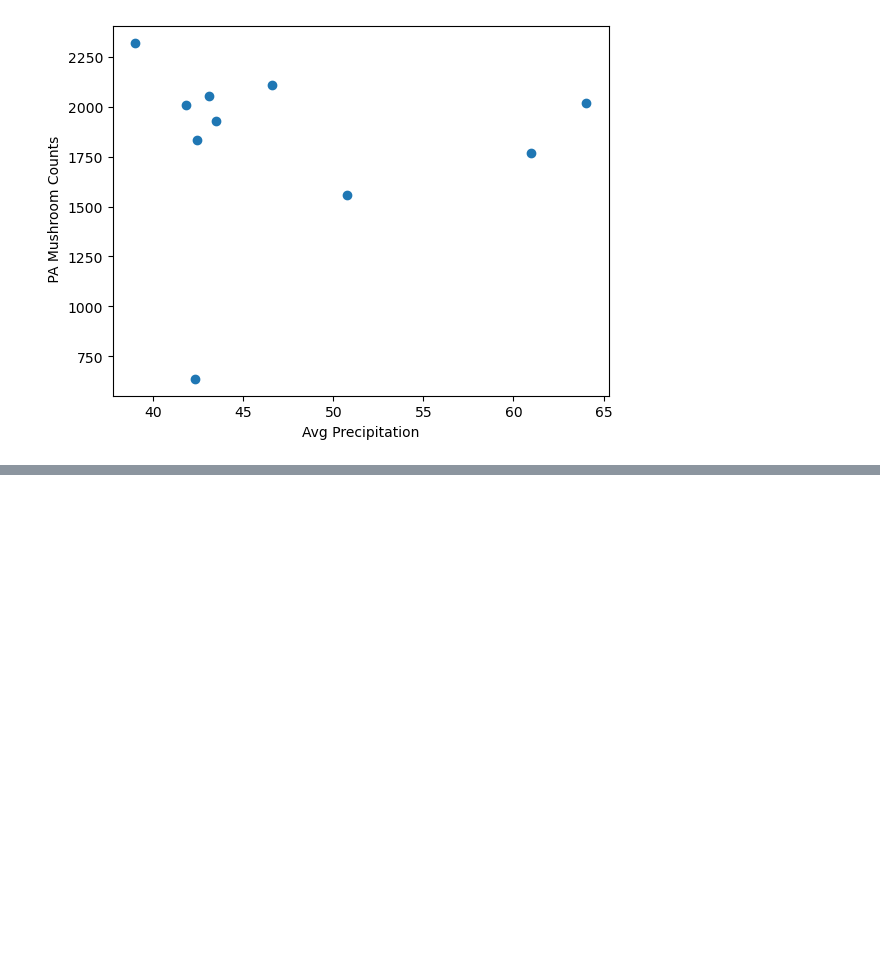
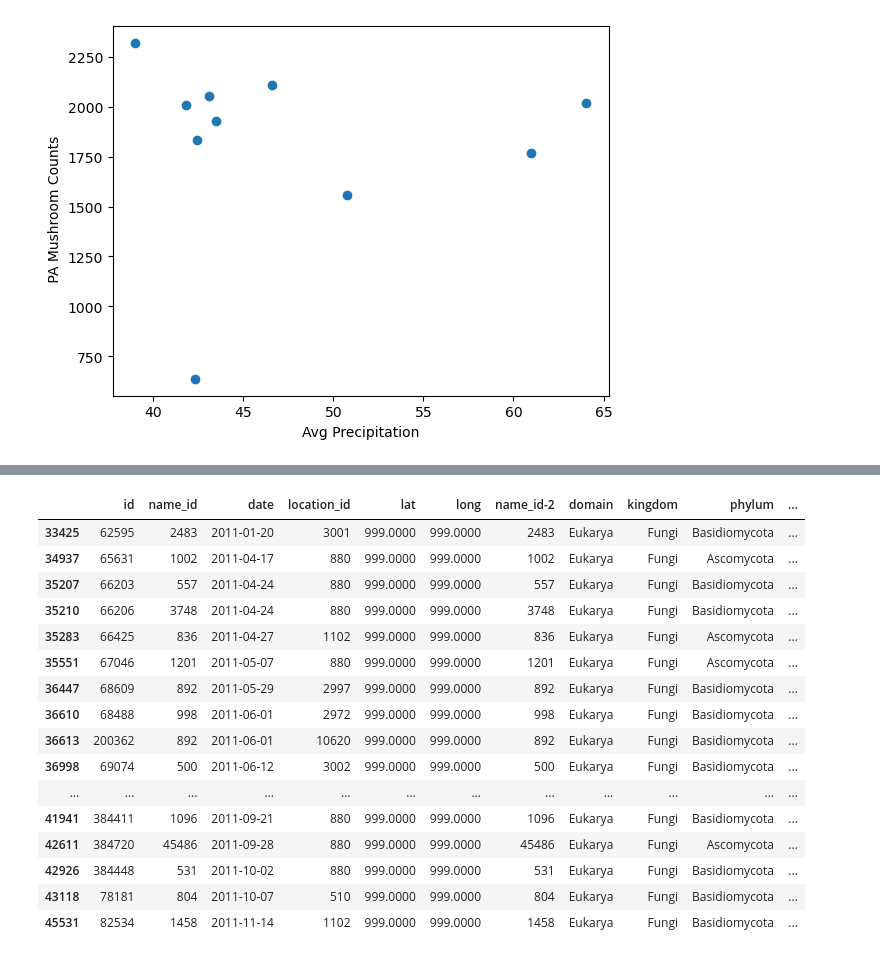
Before and after one commit to cjpentecost/DA8-Capstone, a Jupyter notebook: notebook/combined.ipynb, the cells around one changed output, grey strips where cells are left out. Cells and saved outputs as stored; diff of their text form; code cells hidden in the pictures; blank space fills up the shorter version.

```diff
--- a/notebook/combined.ipynb
+++ b/notebook/combined.ipynb
@@ -437,0 +862,28 @@ plt.show()
+# %%
+#filter to see only NY in 2011
+filter_state11 = df_2010s[df_2010s['state']=='NY']
+filter_year11 = filter_state11[filter_state11['year']==2011]
+#find unique mushrooms, sort ascending to see rare ones, cap at 26 since these show value of 1
+#remove .index to see the list with the count
+ny_unique11 = filter_year11['family'].value_counts(ascending=True).head(26).index
+#ny_unique11 - spot checked without index and there were 26 unique observations
+ny2011_unique_mush = filter_year11[filter_year11['family'].isin(ny_unique)]
+ny2011_unique_mush
+# %% [output]
+|  | id | name_id | date | location_id | lat | long | name_id-2 | domain | kingdom | phylum | ... |
+| 33425 | 62595 | 2483 | 2011-01-20 | 3001 | 999.0000 | 999.0000 | 2483 | Eukarya | Fungi | Basidiomycota | ... |
+| 34937 | 65631 | 1002 | 2011-04-17 | 880 | 999.0000 | 999.0000 | 1002 | Eukarya | Fungi | Ascomycota | ... |
+| 35207 | 66203 | 557 | 2011-04-24 | 880 | 999.0000 | 999.0000 | 557 | Eukarya | Fungi | Basidiomycota | ... |
+| 35210 | 66206 | 3748 | 2011-04-24 | 880 | 999.0000 | 999.0000 | 3748 | Eukarya | Fungi | Basidiomycota | ... |
+| 35283 | 66425 | 836 | 2011-04-27 | 1102 | 999.0000 | 999.0000 | 836 | Eukarya | Fungi | Ascomycota | ... |
+| 35551 | 67046 | 1201 | 2011-05-07 | 880 | 999.0000 | 999.0000 | 1201 | Eukarya | Fungi | Ascomycota | ... |
+| 36447 | 68609 | 892 | 2011-05-29 | 2997 | 999.0000 | 999.0000 | 892 | Eukarya | Fungi | Basidiomycota | ... |
+| 36610 | 68488 | 998 | 2011-06-01 | 2972 | 999.0000 | 999.0000 | 998 | Eukarya | Fungi | Basidiomycota | ... |
+| 36613 | 200362 | 892 | 2011-06-01 | 10620 | 999.0000 | 999.0000 | 892 | Eukarya | Fungi | Basidiomycota | ... |
+| 36998 | 69074 | 500 | 2011-06-12 | 3002 | 999.0000 | 999.0000 | 500 | Eukarya | Fungi | Basidiomycota | ... |
+| ... | ... | ... | ... | ... | ... | ... | ... | ... | ... | ... | ... |
+| 41941 | 384411 | 1096 | 2011-09-21 | 880 | 999.0000 | 999.0000 | 1096 | Eukarya | Fungi | Basidiomycota | ... |
+| 42611 | 384720 | 45486 | 2011-09-28 | 880 | 999.0000 | 999.0000 | 45486 | Eukarya | Fungi | Ascomycota | ... |
+| 42926 | 384448 | 531 | 2011-10-02 | 880 | 999.0000 | 999.0000 | 531 | Eukarya | Fungi | Basidiomycota | ... |
+| 43118 | 78181 | 804 | 2011-10-07 | 510 | 999.0000 | 999.0000 | 804 | Eukarya | Fungi | Basidiomycota | ... |
+| 45531 | 82534 | 1458 | 2011-11-14 | 1102 | 999.0000 | 999.0000 | 1458 | Eukarya | Fungi | Basidiomycota | ... |
```
Also changed, not shown: parts of 33 cells of this notebook.
